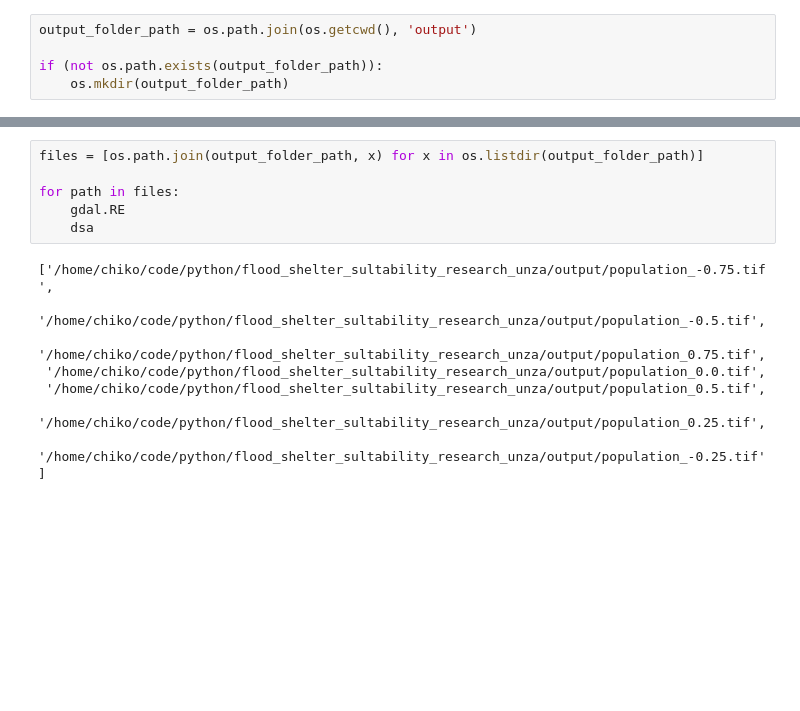
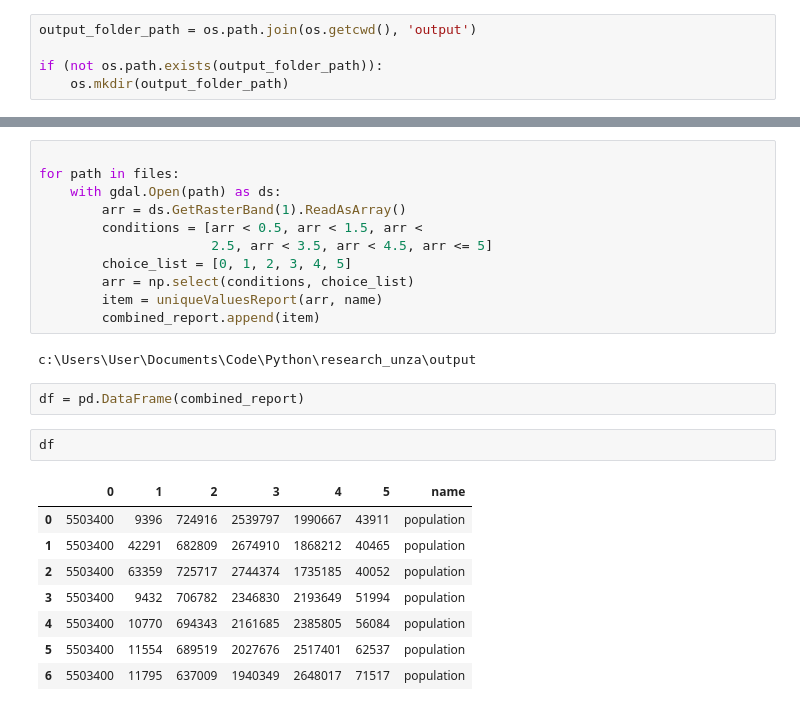
Before and after one commit to Auh3b/flood_shelter_sultability_research_unza, a Jupyter notebook: sensitivy_analysis.ipynb, the cells around one changed output, grey strips where cells are left out. Saved outputs shown, nothing was run; the diff lists cells and outputs as text; blank space fills up the shorter version.

```diff
--- a/sensitivy_analysis.ipynb
+++ b/sensitivy_analysis.ipynb
@@ -234,14 +225,26 @@ for y, row in enumerate([-0.75, -0.5, -0.25, 0.0, 0.25, 0.5, 0.75]):
 # %%
-files = [os.path.join(output_folder_path, x) for x in os.listdir(output_folder_path)]
 
 for path in files:
-    gdal.RE
-    dsa
+    with gdal.Open(path) as ds:
+        arr = ds.GetRasterBand(1).ReadAsArray()
+        conditions = [arr < 0.5, arr < 1.5, arr <
+                      2.5, arr < 3.5, arr < 4.5, arr <= 5]
+        choice_list = [0, 1, 2, 3, 4, 5]
+        arr = np.select(conditions, choice_list)
+        item = uniqueValuesReport(arr, name)
+        combined_report.append(item)
 # %% [output]
-['/home/chiko/code/python/flood_shelter_sultability_research_unza/output/population_-0.75.tif',
- '/home/chiko/code/python/flood_shelter_sultability_research_unza/output/population_-0.5.tif',
- '/home/chiko/code/python/flood_shelter_sultability_research_unza/output/population_0.75.tif',
- '/home/chiko/code/python/flood_shelter_sultability_research_unza/output/population_0.0.tif',
- '/home/chiko/code/python/flood_shelter_sultability_research_unza/output/population_0.5.tif',
- '/home/chiko/code/python/flood_shelter_sultability_research_unza/output/population_0.25.tif',
- '/home/chiko/code/python/flood_shelter_sultability_research_unza/output/population_-0.25.tif']
+c:\Users\User\Documents\Code\Python\research_unza\output
+# %%
+df = pd.DataFrame(combined_report)
+# %%
+df
+# %% [output]
+|  | 0 | 1 | 2 | 3 | 4 | 5 | name |
+| 0 | 5503400 | 9396 | 724916 | 2539797 | 1990667 | 43911 | population |
+| 1 | 5503400 | 42291 | 682809 | 2674910 | 1868212 | 40465 | population |
+| 2 | 5503400 | 63359 | 725717 | 2744374 | 1735185 | 40052 | population |
+| 3 | 5503400 | 9432 | 706782 | 2346830 | 2193649 | 51994 | population |
+| 4 | 5503400 | 10770 | 694343 | 2161685 | 2385805 | 56084 | population |
+| 5 | 5503400 | 11554 | 689519 | 2027676 | 2517401 | 62537 | population |
+| 6 | 5503400 | 11795 | 637009 | 1940349 | 2648017 | 71517 | population |
```
Also changed, not shown: parts of 11 cells of this notebook, 1 other file.
